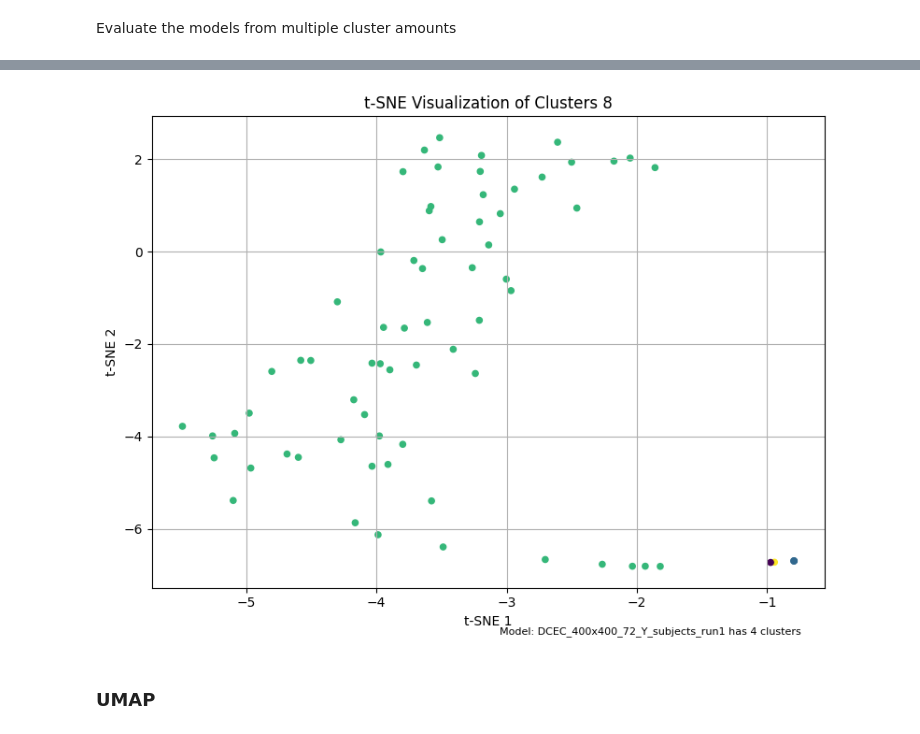
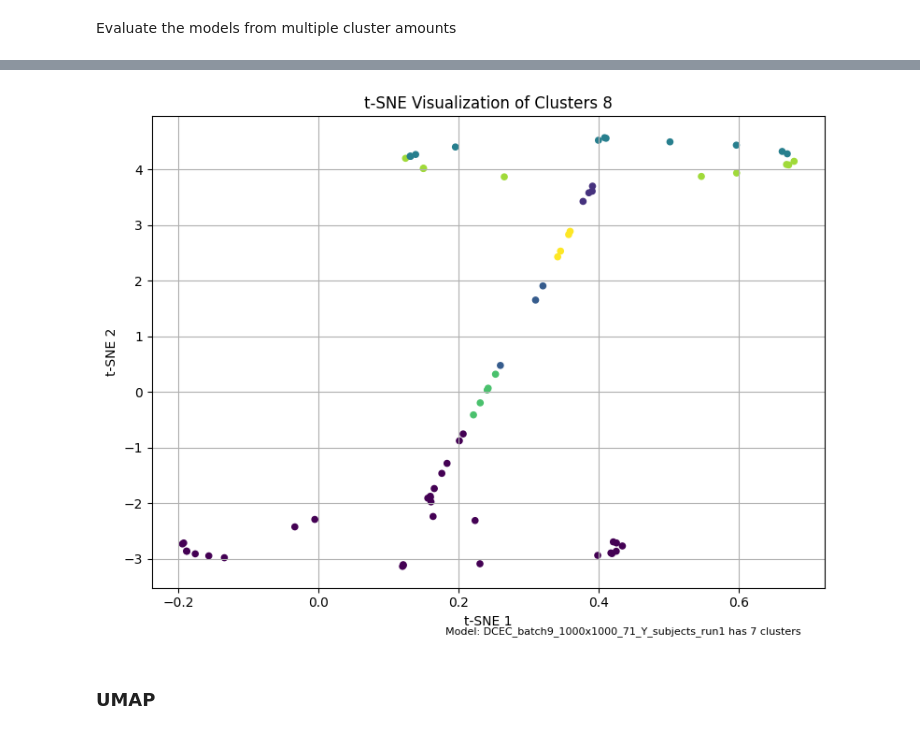
Before and after one commit to Oddrne/Master-Thesis-Autoencoder-and-UMAP-clustering-on-functional-connectivity, a Jupyter notebook: main.ipynb, the cells around one changed output, grey strips where cells are left out. Drawn from its saved outputs; the diff is of its cells as text; code cells hidden in the pictures.

Commit message:
Ran the clustering again to ensure the same batch size (8) and update interval (9) - 1000 Y 1

```diff
--- a/main.ipynb
+++ b/main.ipynb
@@ -178,7 +178,7 @@ from data_loader import set_seed
 set_seed(42)
 
 dataset = TensorDataset(X)
-dataloader = DataLoader(dataset, batch_size=3, shuffle=False)
+dataloader = DataLoader(dataset, batch_size=8, shuffle=False)
 device = torch.device("cuda" if torch.cuda.is_available() else "cpu")
 
 model = DCEC(cfg=cfg).to(device)
@@ -260,7 +260,7 @@ from data_loader import set_seed
 set_seed(42)  # Set a fixed random seed for reproducibility
 
 dataset = TensorDataset(X)
-dataloader = DataLoader(dataset, batch_size=34, shuffle=False) # Batch_size 34 gives 2 bacthes for 72 subjects.
+dataloader = DataLoader(dataset, batch_size=8, shuffle=False)
 
 device = torch.device("cuda" if torch.cuda.is_available() else "cpu")
 
@@ -282,6 +282,6 @@ for n_clusters in cluster_sizes:
     )
 
     # Saving the model
-    torch.save(model.state_dict(), f"Models\\pre_trained_model_{cfg.name}_Cluster_{n_clusters}.pt")
+    torch.save(model.state_dict(), f"Models\\pre_trained_model_batch3_{cfg.name}_Cluster_{n_clusters}.pt")
 # %% [output]
 Running DCEC for cluster 2 ...
@@ -314,7 +304,7 @@ from data_loader import set_seed
 set_seed(42)  # Set a fixed random seed for reproducibility
 
 dataset = TensorDataset(X)
-dataloader = DataLoader(dataset, batch_size=34, shuffle=False) # Batch_size 34 gives 2 bacthes for 72 subjects.
+dataloader = DataLoader(dataset, batch_size=8, shuffle=False) # Batch_size 8 gives 9 bacthes for 71 subjects.
 
 device = torch.device("cuda" if torch.cuda.is_available() else "cpu")
 
@@ -349,7 +339,7 @@ for n_clusters in cluster_sizes:
     print("Predicted cluster labels:", labels)
 
     # Saving the model
-    torch.save(model.state_dict(), f"Models\\model_{cfg.name}_Cluster_{n_clusters}.pt")
+    torch.save(model.state_dict(), f"Models\\model_batch3_{cfg.name}_Cluster_{n_clusters}.pt")
 # %% [output]
 Running DCEC for cluster 2 ...
 Early cluster centers initialized. [1 1 1 1 1 0 0 1 0 1 0 0 1 0 0 0 1 0 1 0 1 0 0 0 0 0 0 0 1 0 0 1 0 1 1 0 1
@@ -403,7 +393,7 @@ plot_scores(results, sort_scores=True, save_path="Figures\\DCEC_400x400_72_O_sub
 
 # Plot the clustering results for the models
 dataset = TensorDataset(X)
-dataloader = DataLoader(dataset, batch_size=3, shuffle=False)
+dataloader = DataLoader(dataset, batch_size=8, shuffle=False)
 for model in os.listdir("Models"):
     if model.startswith("model_DCEC_400x400_72_O_subjects_run1_"): # Only plot the models with the specified prefix
         print(f"\n Evaluating model: {model}")
@@ -433,31 +422,31 @@ Plot saved to: Figures\Clustering Scores Plot\DCEC_1000x1000_71_Y_subjects_run1_
 # %%
 # Do tsne for the best cluster for each run
 from Convolutional_AE import plot_clustering, DCEC
 from torch.utils.data import TensorDataset, DataLoader
 import torch
 from scipy.io import loadmat
 
 n_clusters = 8
-model = rf"model_DCEC_400x400_72_Y_subjects_run1_Cluster_{n_clusters}"
-filepath = "Input Data\\YoungAge_combined_run1_400_noZ_clean.mat" #"My_FC_matrices\\FC_O_run_1.mat"
-name = "DCEC_400x400_72_Y_subjects_run1"
+model = rf"model_batch3_DCEC_1000x1000_71_Y_subjects_run1_Cluster_{n_clusters}"
+filepath = "My_FC_matrices\\FC_O_run_1.mat"  # "Input Data\\YoungAge_combined_run1_400_noZ_clean.mat" #
+name = "DCEC_batch9_1000x1000_71_Y_subjects_run1"
 
 cfg.n_clusters = n_clusters
 cfg.name = name
 fc_mat = loadmat(filepath)
 fc_mat = fc_mat['run1_data']
 fc_mat_inv = fc_mat[:, None, :, :]
 X = torch.from_numpy(fc_mat_inv).float()
 
 device = torch.device("cuda" if torch.cuda.is_available() else "cpu")
 dataset = TensorDataset(X)
-dataloader = DataLoader(dataset, batch_size=3, shuffle=False)
+dataloader = DataLoader(dataset, batch_size=8, shuffle=False)
 temp_model = DCEC(cfg=cfg).to(device)
 temp_model.load_state_dict(torch.load(rf"Models\{model}.pt"))  # Load the pre-trained model weights
 
 plot_clustering(temp_model, dataloader, device, save_path =f"Figures\\Clustering results t-SNE visualization\\{model}.png")
 # %% [output]
-[figure, old version]
+[figure, new version]
 # %% [markdown]
 ### UMAP
 # %%
```
Also changed, not shown: parts of 6 cells of this notebook, 29 other files.
